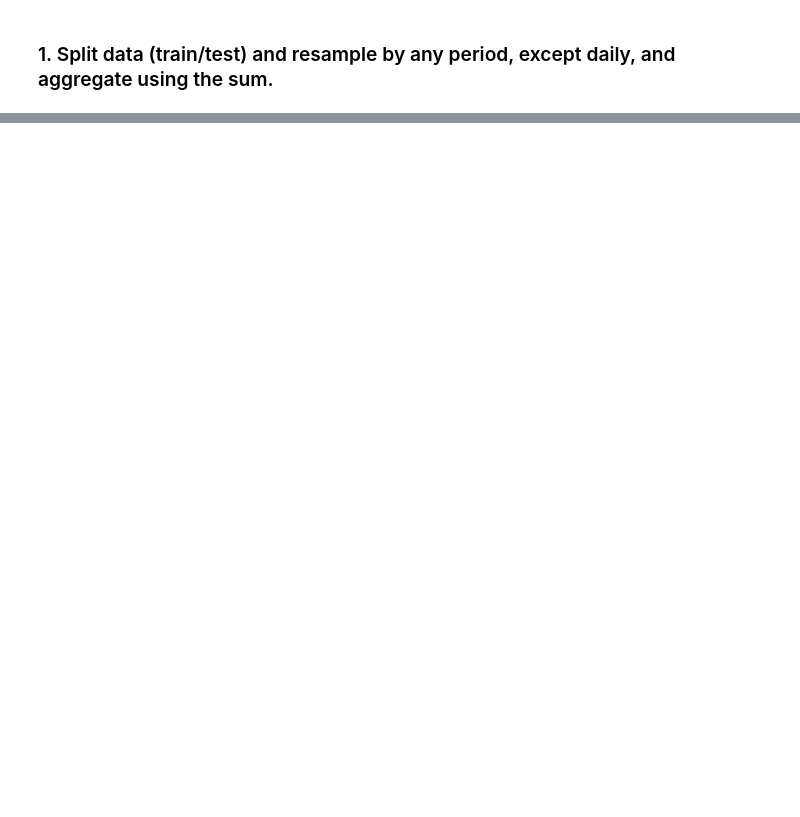
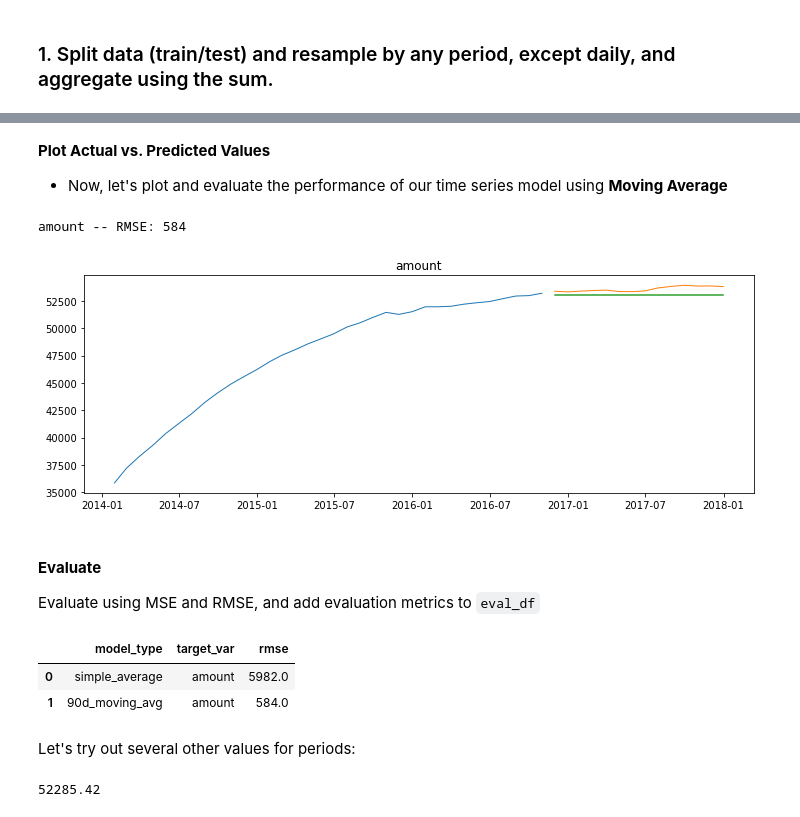
Before and after one commit to cristinalucin/time-series-exercises, a Jupyter notebook: model.ipynb, the cells around one changed output, grey strips where cells are left out. Cells and saved outputs as stored; diff of their text form; code cells hidden in the pictures; blank space fills up the shorter version.

```diff
--- a/model.ipynb
+++ b/model.ipynb
@@ -124,0 +367,26 @@ dtype: int64
+# %% [markdown]
+**Plot Actual vs. Predicted Values**
+
+* Now, let's plot and evaluate the performance of our time series model using **Moving Average**
+# %%
+for col in train.columns:
+    plot_and_eval(col)
+# %% [output]
+amount -- RMSE: 584
+[figure, added]
+# %% [markdown]
+#### **Evaluate**
+
+Evaluate using MSE and RMSE, and add evaluation metrics to `eval_df`
+# %%
+for col in train.columns:
+    eval_df = append_eval_df(model_type = '90d_moving_avg',
+                            target_var = col)
+
+eval_df
+# %% [output]
+|  | model_type | target_var | rmse |
+| 0 | simple_average | amount | 5982.0 |
+| 1 | 90d_moving_avg | amount | 584.0 |
+# %% [markdown]
+Let's try out several other values for periods:
@@ -124,0 +403,4 @@ dtype: int64
+# %%
+rolling_amount
+# %% [output]
+52285.42
```
Also changed, not shown: parts of 63 cells of this notebook, 1 other file.
